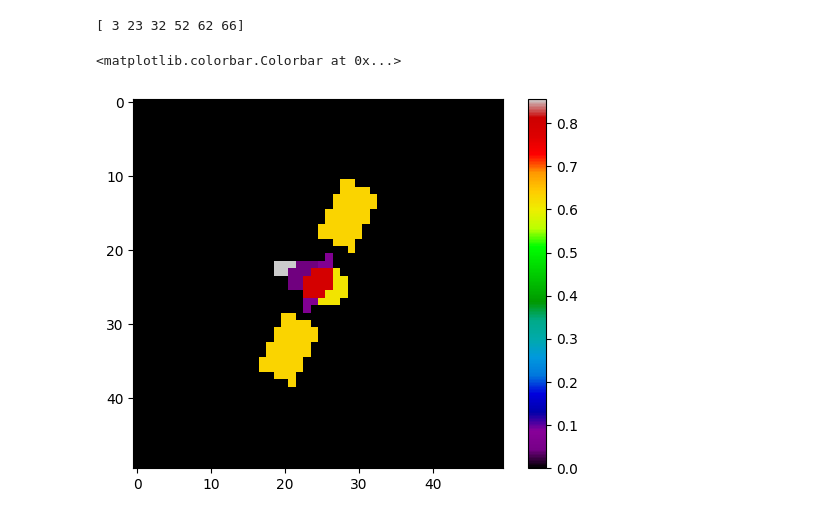
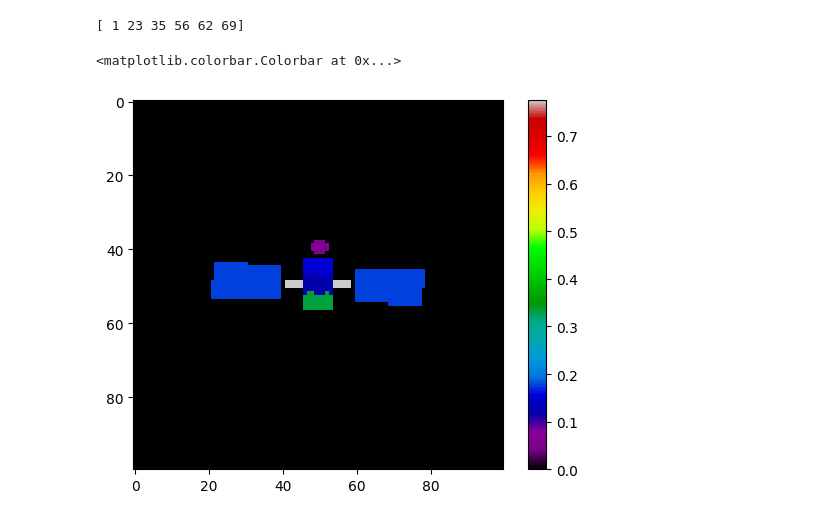
Before and after one commit to yaorong368/HSI_reconstruct, a Jupyter notebook: notebook/modeling.ipynb, the cells around one changed output. Cells and saved outputs as stored; diff of their text form; code cells hidden in the pictures.

```diff
--- a/notebook/modeling.ipynb
+++ b/notebook/modeling.ipynb
@@ -118,8 +260,8 @@ def generate_sample(fake_spectra, image_size=256, camera_pos=[0,0,25]):
 #     angles = np.random.randint(0, 360, 3)
     angles = np.array([90., 0., 0.])
 #     angles = np.array([0., 0., 0.])
-#     angles[0] = np.random.randint(55,125,1)
-#     angles[1] = np.random.randint(-60,60,1)
+#     angles[0] = np.random.randint(-90,90,1)
+#     angles[1] = np.random.randint(-90,90,1)
     angles[2] = np.random.randint(-90,90,1)
 
     material_mask = rasterize_components_with_depth(
@@ -128,9 +270,9 @@ def generate_sample(fake_spectra, image_size=256, camera_pos=[0,0,25]):
     spectral_cube, labels = create_spectral_cube((image_size, image_size), material_mask, fake_spectra)
 
     zoomed_material_mask = rasterize_components_with_depth(
-        components, image_size=image_size*2, camera_pos=camera_pos, angles=angles)
+        components, image_size=100, camera_pos=[0,0,20], angles=angles)
 
-    zoomed_spectral_cube, _ = create_spectral_cube((image_size*2, image_size*2), zoomed_material_mask, fake_spectra)
+    zoomed_spectral_cube, _ = create_spectral_cube((100, 100), zoomed_material_mask, fake_spectra)
 
     return material_mask,spectral_cube, labels, zoomed_spectral_cube
 
@@ -156,9 +298,9 @@ def simulator(image_size, fake_spectra, camera_pos=[0,0,25]):
 #     # Convert kernel sizes to corresponding sigmas
 #     sigmas = kernel_sizes / 2.5  # Adjust this scaling factor as needed
 
-#     sigmas = np.linspace(3.5e-7,2.5e-6,n_slices)
-#     sigmas = 0.25*sigmas/(3.6*5e-5)*1000
-    sigmas = [compute_sigma_pixels(s) for s in np.linspace(800,1500,n_slices)]
+    sigmas = np.linspace(3.5e-7,2.5e-6,n_slices)
+    sigmas = 0.25*sigmas/(3.6*5e-6)*200
+#     sigmas = [compute_sigma_pixels(s) for s in np.linspace(800,1500,n_slices)]
     blurred_cube = np.stack(
         [gaussian_filter(spectral_cube[j],
                                        sigma=sigmas[j],
@@ -171,7 +313,7 @@ def simulator(image_size, fake_spectra, camera_pos=[0,0,25]):
 #     plt.plot(fake_spectra[i])
 # %%
 data_type = 'Pristine'
-num_spec = 20
+num_spec = 100
 fake_spectra = generate_fake_spectra(data_type=data_type,
             material_path='/data/users2/yxiao11/model/satellite_project/material_spectral/',
             num_spec=num_spec)
@@ -193,15 +335,18 @@ sorted_fake_spectra = {new_idx+1: fake_spectra[old_key] for new_idx, old_key in
 
 fake_spectra = sorted_fake_spectra
 # %%
-image_size = 25
-material_mask, spectral_cube, blurred_cube, labels, zoomed_spectral_cube = simulator(image_size, fake_spectra, camera_pos=[0,0,20])
+image_size = 50
+material_mask, spectral_cube, blurred_cube, labels, zoomed_spectral_cube = simulator(image_size, fake_spectra, camera_pos=[0,0,50])
 print(labels+1)
 blurred_cube += np.random.randn(*blurred_cube.shape)*0.02
+
+# blurred_cube = blurred_cube[3:33]
+# spectral_cube = spectral_cube[3:33]
 
 real_labels = labels+1
 plt.imshow(zoomed_spectral_cube[5], cmap='nipy_spectral')
 plt.colorbar()
 # %% [output]
-[ 3 23 32 52 62 66]
+[ 1 23 35 56 62 69]
 <matplotlib.colorbar.Colorbar at 0x...>
-[figure, old version]
+[figure, new version]
```
Also changed, not shown: parts of 14 cells of this notebook, 30 other files.
